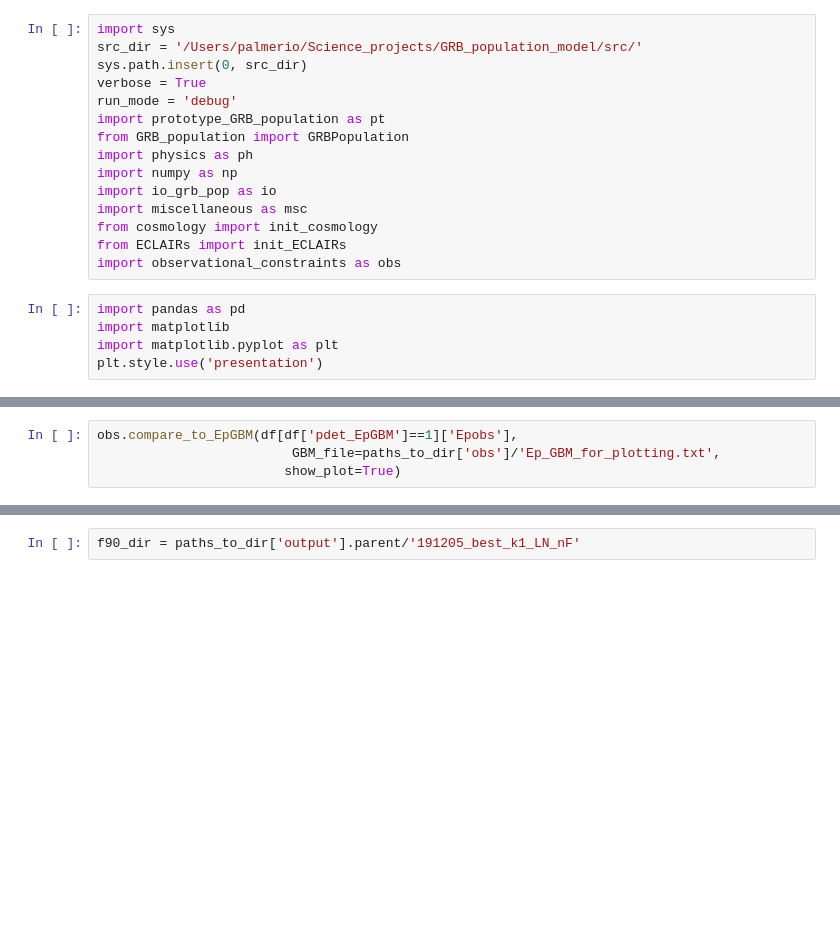
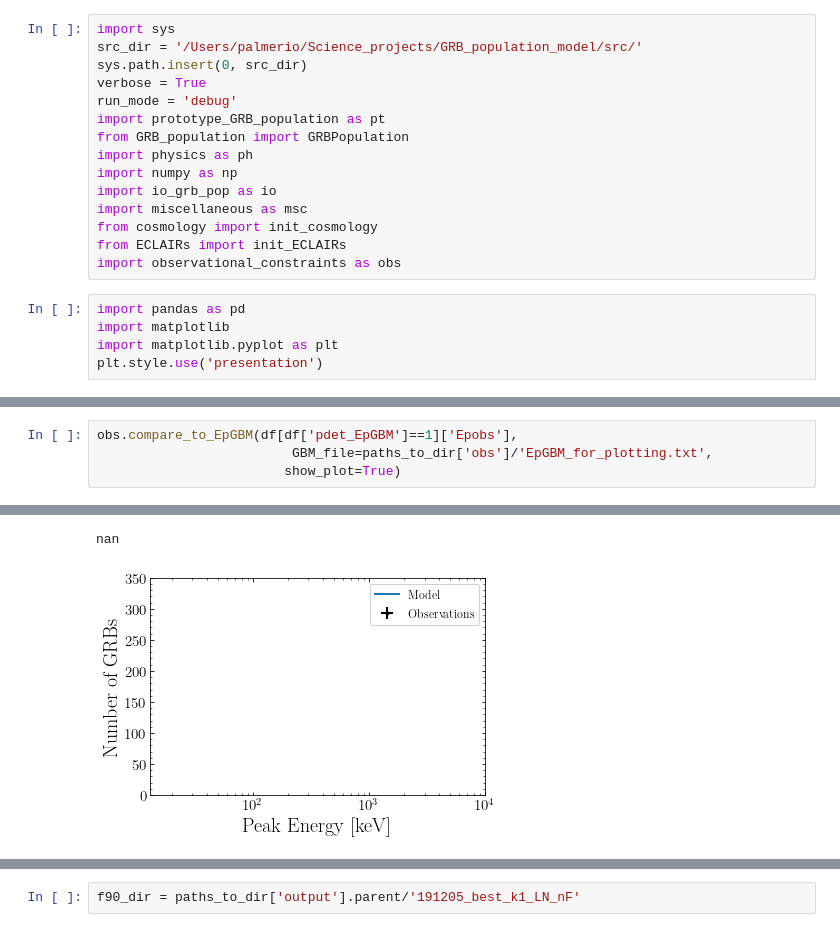
Before and after one commit to JPalmerio/GRB_population_model, a Jupyter notebook: ipynb_codes/Debugger.ipynb, the cells around one changed output, grey strips where cells are left out. Saved outputs shown, nothing was run; the diff lists cells and outputs as text; blank space fills up the shorter version.

```diff
--- a/ipynb_codes/Debugger.ipynb
+++ b/ipynb_codes/Debugger.ipynb
@@ -61,4 +178,5 @@ norm_Stern, mod_Stern = obs.compare_to_Stern(df[df['pdet_Stern']==1]['pht_pflx_B
 # %%
 obs.compare_to_EpGBM(df[df['pdet_EpGBM']==1]['Epobs'],
-                         GBM_file=paths_to_dir['obs']/'Ep_GBM_for_plotting.txt',
+                         GBM_file=paths_to_dir['obs']/'EpGBM_for_plotting.txt',
                         show_plot=True)
+# %% [output]
@@ -65,3 +185,5 @@ obs.compare_to_EpGBM(df[df['pdet_EpGBM']==1]['Epobs'],
+nan
+[figure, added]
 # %%
 obs.compare_to_eBAT6(df[df['pdet_eBAT6']==1]['z'],
                      eBAT6_file=paths_to_dir['obs']/'eBAT6_constraint_for_plotting.txt',
```
Also changed, not shown: parts of 12 cells of this notebook, 14 other files.
